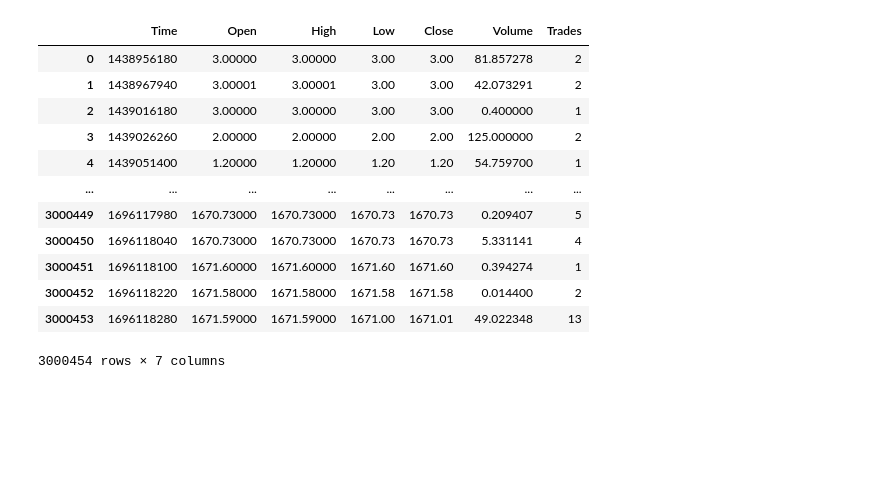
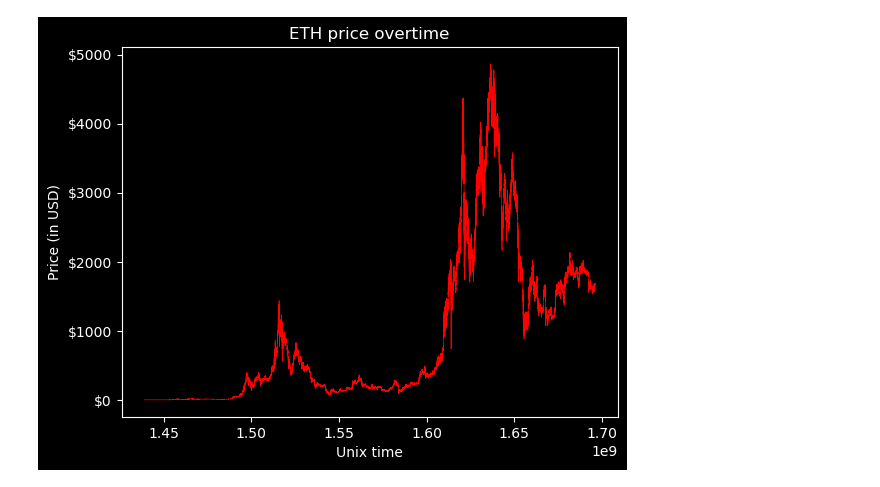
Before and after one commit to beaurm/projet_crypto, a Jupyter notebook: code/analyse/a_ETHUSD_1.ipynb, the cells around one changed output. Drawn from its saved outputs; the diff is of its cells as text; code cells hidden in the pictures; blank space fills up the shorter version.

Commit message:
Quelques graph

```diff
--- a/code/analyse/a_ETHUSD_1.ipynb
+++ b/code/analyse/a_ETHUSD_1.ipynb
@@ -8,19 +8,14 @@ from pathlib import Path
 
 p = Path(os.getcwd()).parents[2] #donne path vers fichier contenant data ( 3 level up d ici)
 df=pd.read_csv(str(p)+"\\data\\f_ETHUSD_1.csv",)
-# %%
-df
-# %% [output]
-|  | Time | Open | High | Low | Close | Volume | Trades |
-| 0 | 1438956180 | 3.00000 | 3.00000 | 3.00 | 3.00 | 81.857278 | 2 |
-| 1 | 1438967940 | 3.00001 | 3.00001 | 3.00 | 3.00 | 42.073291 | 2 |
-| 2 | 1439016180 | 3.00000 | 3.00000 | 3.00 | 3.00 | 0.400000 | 1 |
-| 3 | 1439026260 | 2.00000 | 2.00000 | 2.00 | 2.00 | 125.000000 | 2 |
-| 4 | 1439051400 | 1.20000 | 1.20000 | 1.20 | 1.20 | 54.759700 | 1 |
-| ... | ... | ... | ... | ... | ... | ... | ... |
-| 3000449 | 1696117980 | 1670.73000 | 1670.73000 | 1670.73 | 1670.73 | 0.209407 | 5 |
-| 3000450 | 1696118040 | 1670.73000 | 1670.73000 | 1670.73 | 1670.73 | 5.331141 | 4 |
-| 3000451 | 1696118100 | 1671.60000 | 1671.60000 | 1671.60 | 1671.60 | 0.394274 | 1 |
-| 3000452 | 1696118220 | 1671.58000 | 1671.58000 | 1671.58 | 1671.58 | 0.014400 | 2 |
-| 3000453 | 1696118280 | 1671.59000 | 1671.59000 | 1671.00 | 1671.01 | 49.022348 | 13 |
-3000454 rows × 7 columns
+# %%
+plt.style.use("dark_background")
+plt.plot(df["Time"],df["Open"],linewidth=0.5,color="r")
+plt.title("ETH price overtime")
+plt.xlabel("Unix time")
+plt.ylabel("Price (in USD)")
+y_ticks=list(range(0,5001,1000))
+plt.yticks(y_ticks,labels=[f"${tick}" for tick in y_ticks])
+plt.show()
+# %% [output]
+[figure, added]
```
Also changed, not shown: parts of 3 cells of this notebook.
